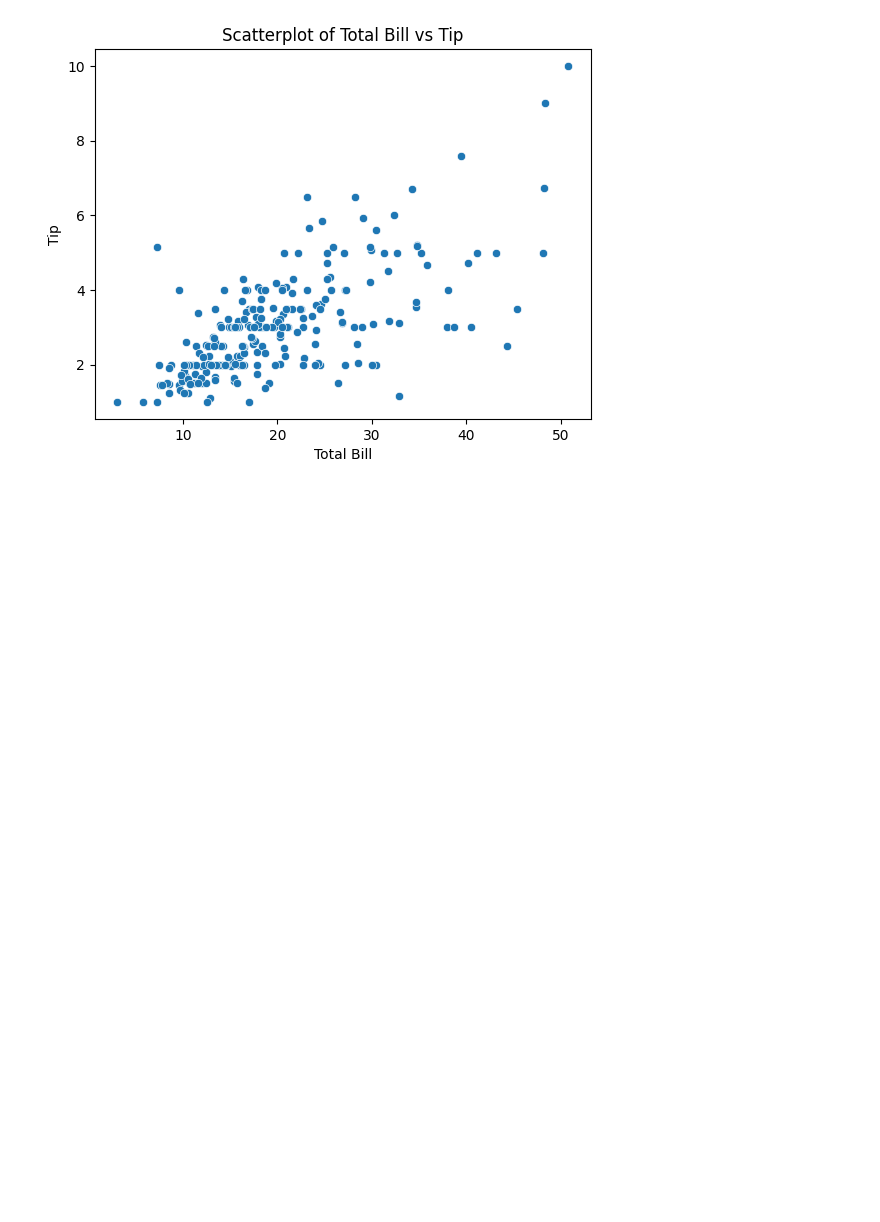
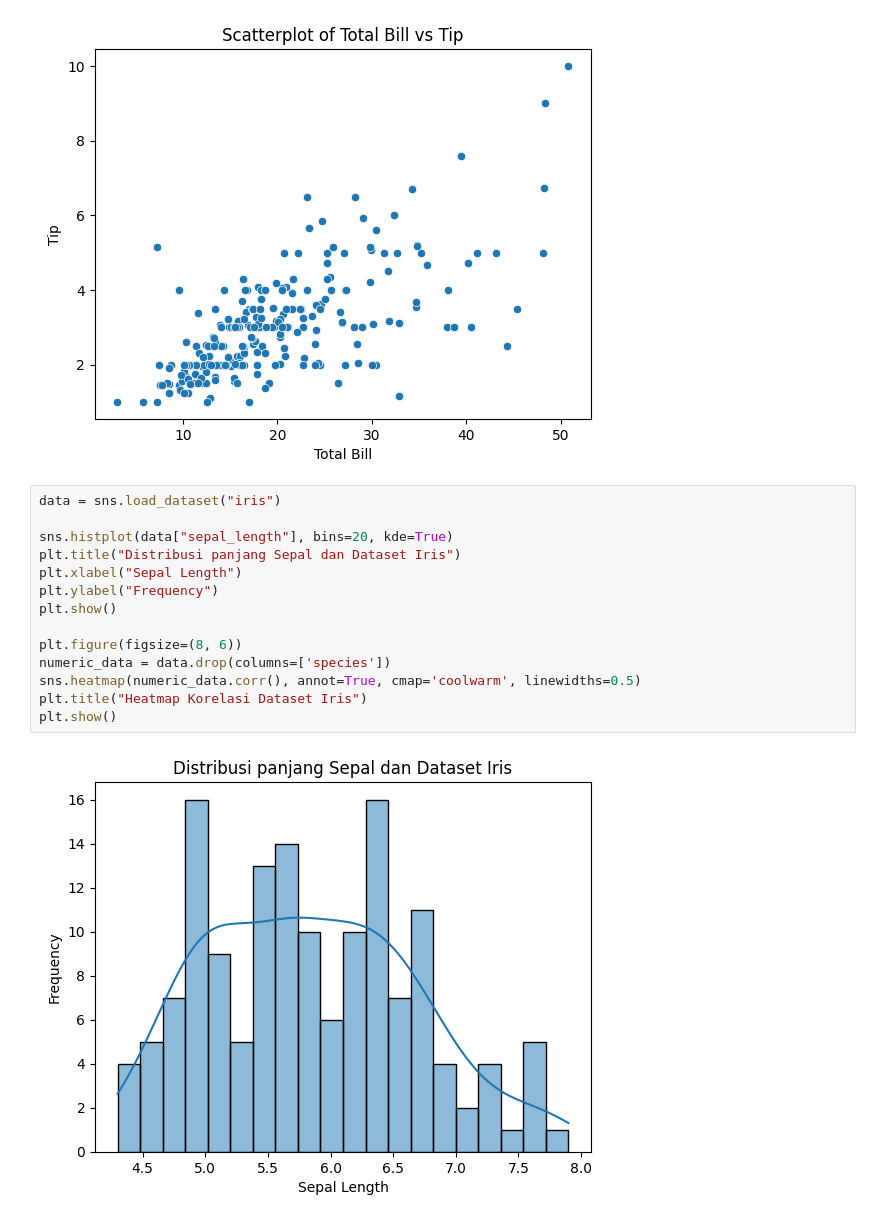
Before and after one commit to MehmedFaiz/ProjectColab, a Jupyter notebook: Seaborn.ipynb, the cells around one changed output. Saved outputs shown, nothing was run; the diff lists cells and outputs as text; blank space fills up the shorter version.

```diff
--- a/Seaborn.ipynb
+++ b/Seaborn.ipynb
@@ -13,3 +13,19 @@ plt.ylabel('Tip')
 plt.show()
 # %% [output]
 [figure]
+# %%
+data = sns.load_dataset("iris")
+
+sns.histplot(data["sepal_length"], bins=20, kde=True)
+plt.title("Distribusi panjang Sepal dan Dataset Iris")
+plt.xlabel("Sepal Length")
+plt.ylabel("Frequency")
+plt.show()
+
+plt.figure(figsize=(8, 6))
+numeric_data = data.drop(columns=['species'])
+sns.heatmap(numeric_data.corr(), annot=True, cmap='coolwarm', linewidths=0.5)
+plt.title("Heatmap Korelasi Dataset Iris")
+plt.show()
+# %% [output]
+[figure, added]
```
Also changed, not shown: parts of 1 cell of this notebook.
